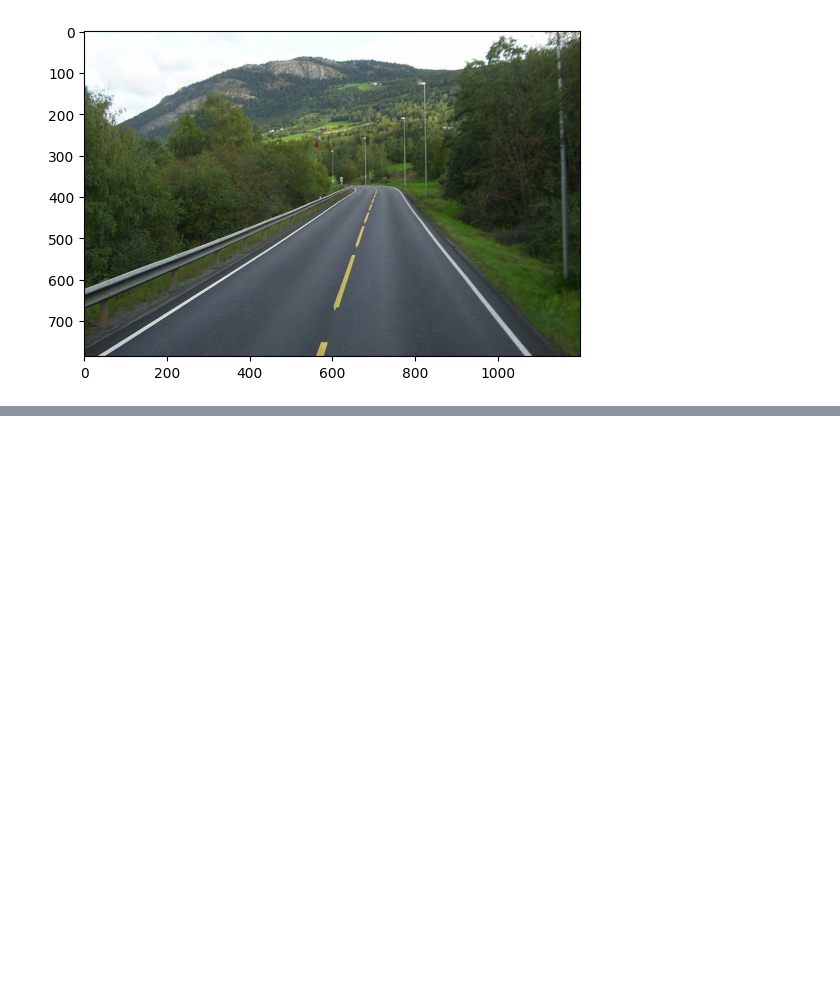
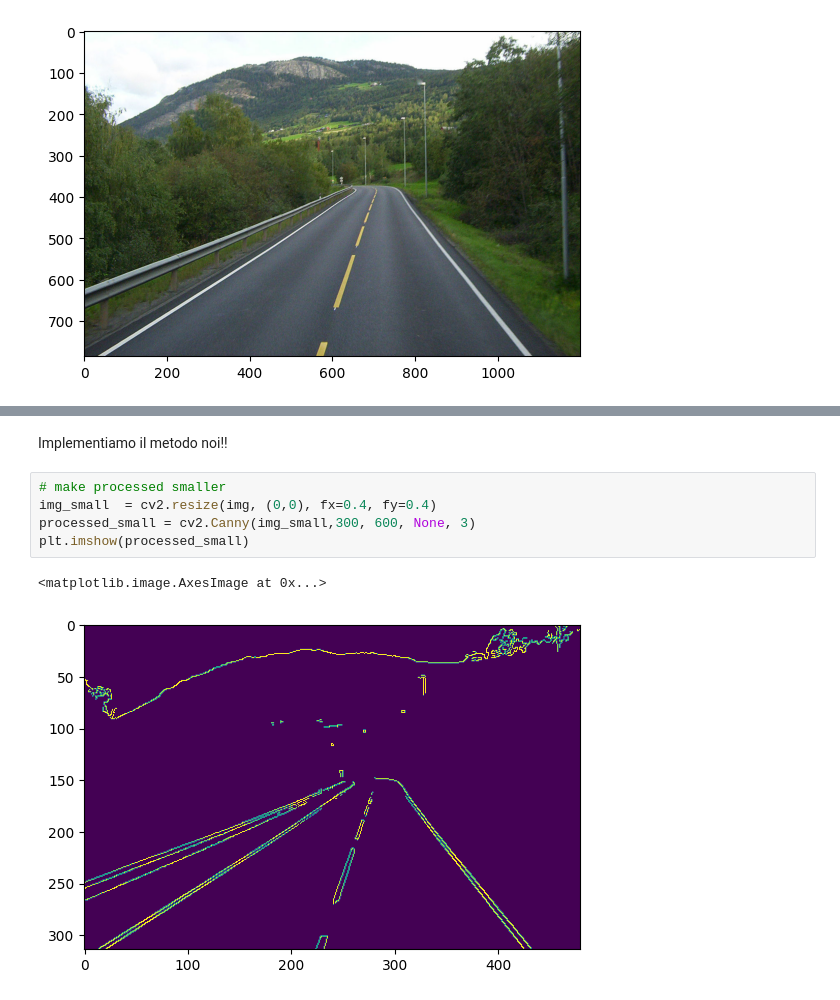
Before and after one commit to teo-sl/University-courses-sem-2, a Jupyter notebook: Image_Video_Analysis/image_processing/hough.ipynb, the cells around one changed output, grey strips where cells are left out. Drawn from its saved outputs; the diff is of its cells as text; blank space fills up the shorter version.

```diff
--- a/Image_Video_Analysis/image_processing/hough.ipynb
+++ b/Image_Video_Analysis/image_processing/hough.ipynb
@@ -83,0 +43,10 @@ plt.imshow(focused)
+# %% [markdown]
+Implementiamo il metodo noi!!
+# %%
+# make processed smaller
+img_small  = cv2.resize(img, (0,0), fx=0.4, fy=0.4)
+processed_small = cv2.Canny(img_small,300, 600, None, 3)
+plt.imshow(processed_small)
+# %% [output]
+<matplotlib.image.AxesImage at 0x...>
+[figure, added]
```
Also changed, not shown: parts of 17 cells of this notebook, 13 other files.
